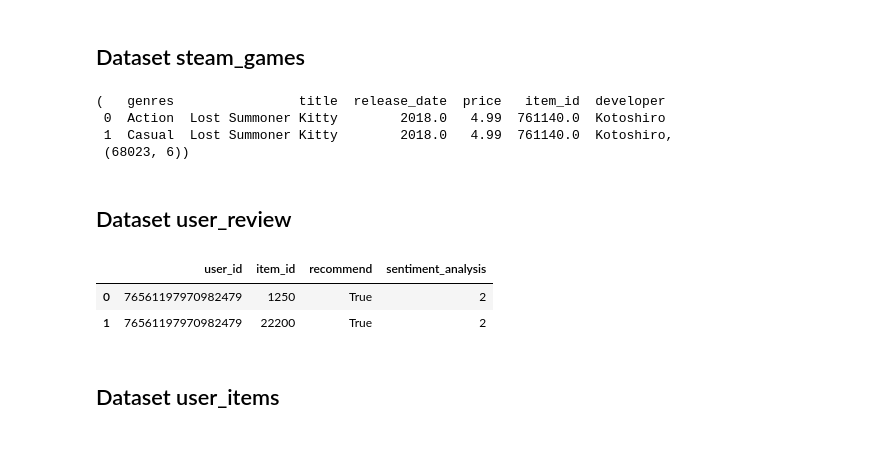
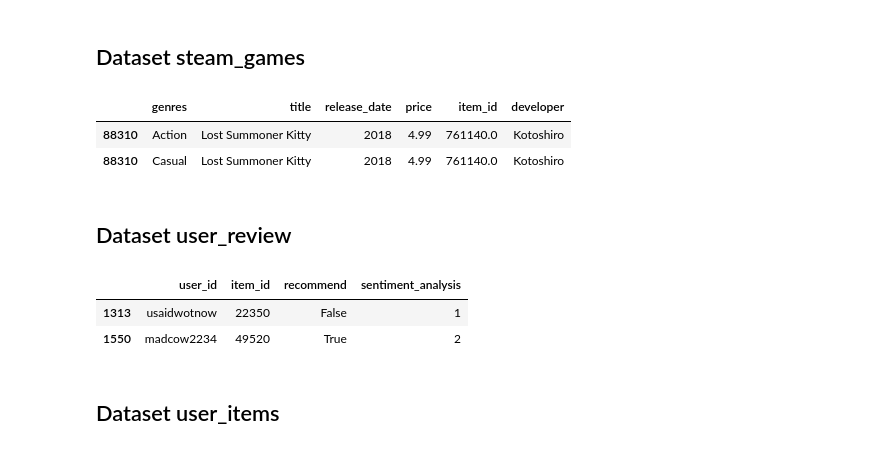
Before and after one commit to NestorSaenz/PI_1_ML_OPS, a Jupyter notebook: dataset_final.ipynb, the cells around one changed output. Saved outputs shown, nothing was run; the diff lists cells and outputs as text; code cells hidden in the pictures.

```diff
--- a/dataset_final.ipynb
+++ b/dataset_final.ipynb
@@ -6,23 +6,20 @@ import pandas as pd
 ## Dataset steam_games
 # %%
 df_steam_games = pd.read_parquet('Dataset/steam_games.parquet')
-df_steam_games.drop(columns= 'Unnamed: 0', inplace=True)
 df_steam_games.head(2)
 # %% [output]
-(   genres                title  release_date  price   item_id  developer
- 0  Action  Lost Summoner Kitty        2018.0   4.99  761140.0  Kotoshiro
- 1  Casual  Lost Summoner Kitty        2018.0   4.99  761140.0  Kotoshiro,
- (68023, 6))
+|  | genres | title | release_date | price | item_id | developer |
+| 88310 | Action | Lost Summoner Kitty | 2018 | 4.99 | 761140.0 | Kotoshiro |
+| 88310 | Casual | Lost Summoner Kitty | 2018 | 4.99 | 761140.0 | Kotoshiro |
 # %% [markdown]
 ## Dataset user_review
 # %%
 df_review = pd.read_parquet('Dataset/user_review.parquet')
-df_review.drop(columns='Unnamed: 0', inplace=True)
-df_review.head(2)
+df_review.sample(2)
 # %% [output]
 |  | user_id | item_id | recommend | sentiment_analysis |
-| 0 | 76561197970982479 | 1250 | True | 2 |
-| 1 | 76561197970982479 | 22200 | True | 2 |
+| 1313 | usaidwotnow | 22350 | False | 1 |
+| 1550 | madcow2234 | 49520 | True | 2 |
 # %% [markdown]
 ## Dataset user_items
 # %%
```
Also changed, not shown: parts of 2 cells of this notebook, 3 other files.
